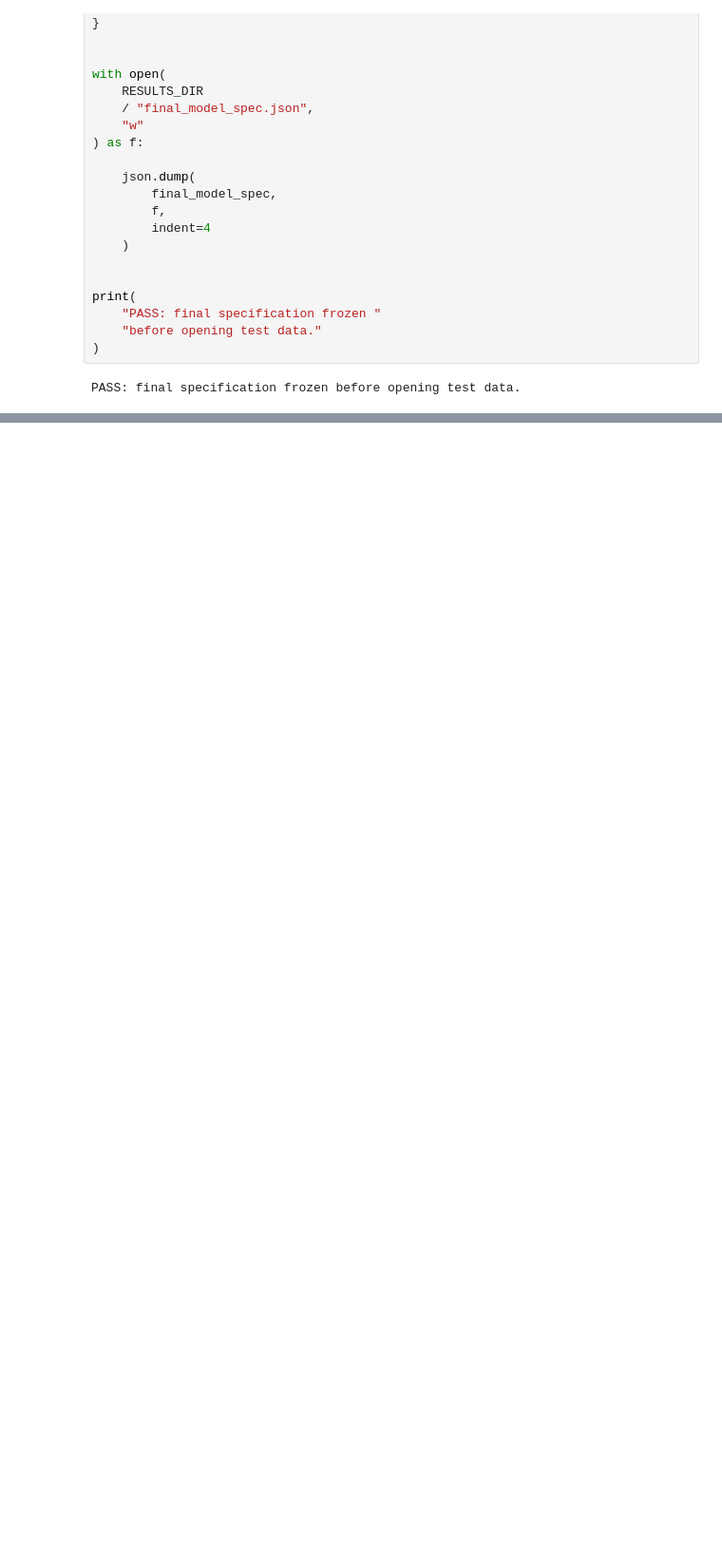
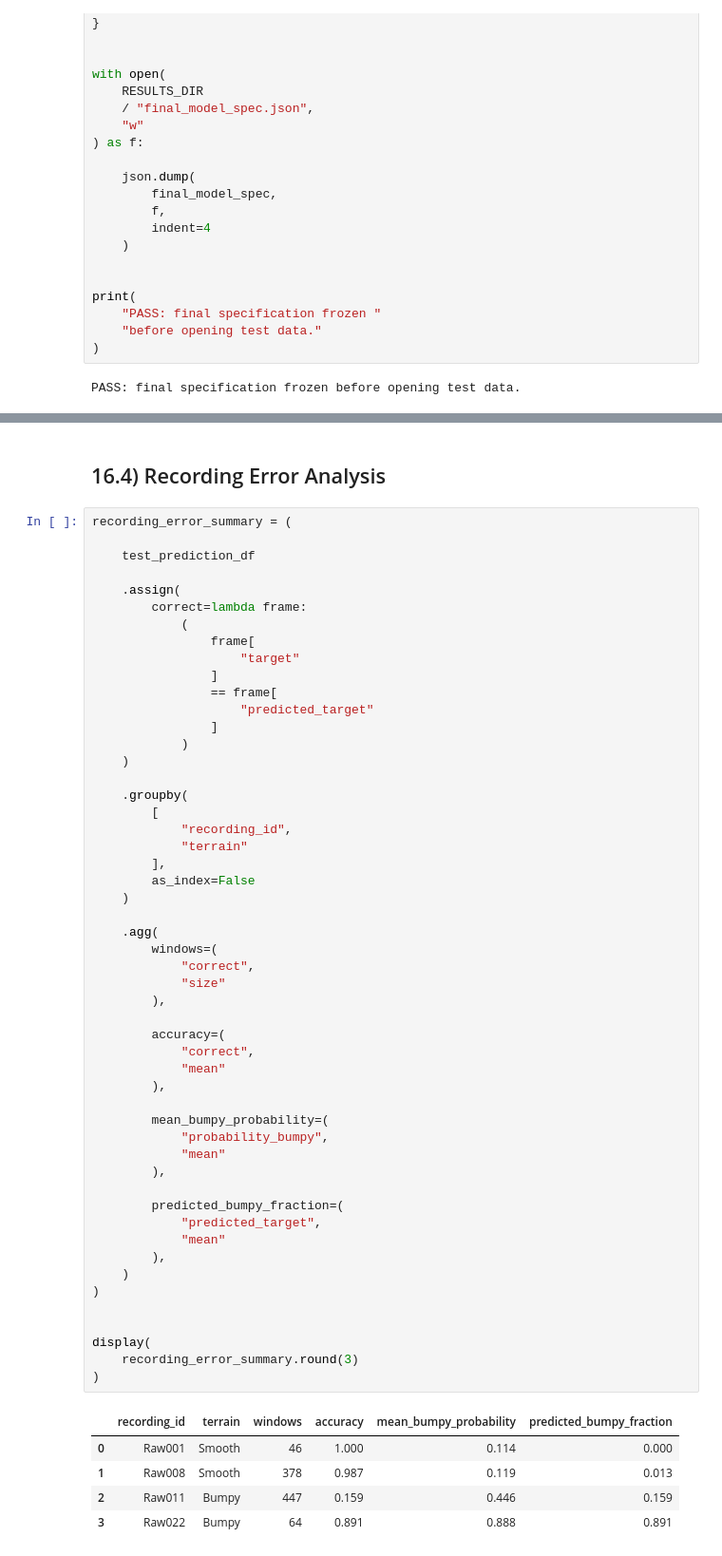
Before and after one commit to thesuacar/road-checker, a Jupyter notebook: notebook.ipynb, the cells around one changed output, grey strips where cells are left out. Shown at 95% size. Drawn from its saved outputs; the diff is of its cells as text; blank space fills up the shorter version.

```diff
--- a/notebook.ipynb
+++ b/notebook.ipynb
@@ -5453,0 +5659,60 @@ PASS: final specification frozen before opening test data.
+# %% [markdown]
+## 16.4) Recording Error Analysis
+# %%
+recording_error_summary = (
+
+    test_prediction_df
+
+    .assign(
+        correct=lambda frame:
+            (
+                frame[
+                    "target"
+                ]
+                == frame[
+                    "predicted_target"
+                ]
+            )
+    )
+
+    .groupby(
+        [
+            "recording_id",
+            "terrain"
+        ],
+        as_index=False
+    )
+
+    .agg(
+        windows=(
+            "correct",
+            "size"
+        ),
+
+        accuracy=(
+            "correct",
+            "mean"
+        ),
+
+        mean_bumpy_probability=(
+            "probability_bumpy",
+            "mean"
+        ),
+
+        predicted_bumpy_fraction=(
+            "predicted_target",
+            "mean"
+        ),
+    )
+)
+
+
+display(
+    recording_error_summary.round(3)
+)
+# %% [output]
+|  | recording_id | terrain | windows | accuracy | mean_bumpy_probability | predicted_bumpy_fraction |
+| 0 | Raw001 | Smooth | 46 | 1.000 | 0.114 | 0.000 |
+| 1 | Raw008 | Smooth | 378 | 0.987 | 0.119 | 0.013 |
+| 2 | Raw011 | Bumpy | 447 | 0.159 | 0.446 | 0.159 |
+| 3 | Raw022 | Bumpy | 64 | 0.891 | 0.888 | 0.891 |
```
Also changed, not shown: parts of 8 cells of this notebook.
